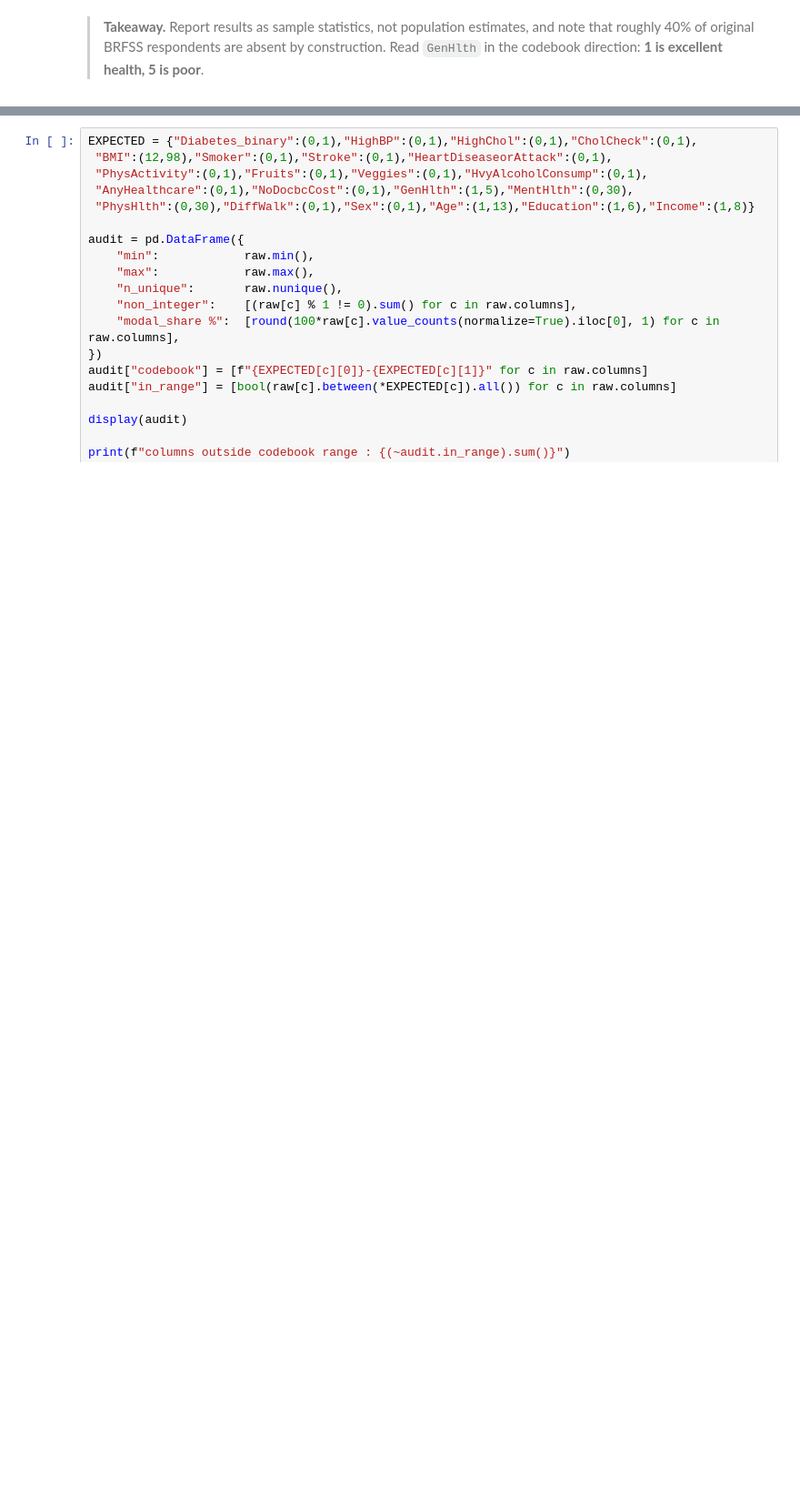
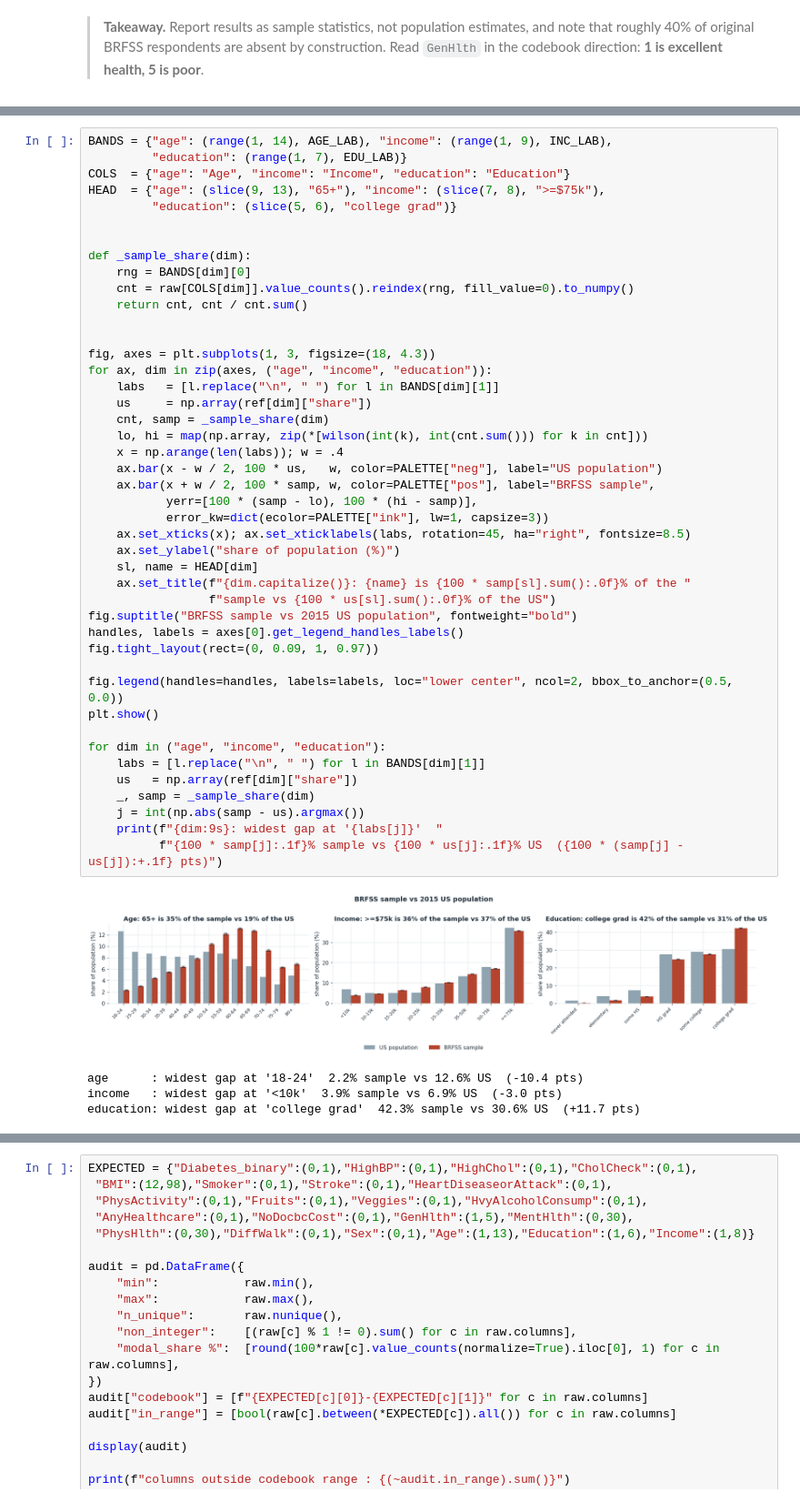
Before and after one commit to Lone-Wolfgang/brfss2015-diabetes-eda, a Jupyter notebook: Lab1/WolfgangKlein.ipynb, the cells around one changed output, grey strips where cells are left out. Shown at 91% size. Drawn from its saved outputs; the diff is of its cells as text; blank space fills up the shorter version.

```diff
--- a/Lab1/WolfgangKlein.ipynb
+++ b/Lab1/WolfgangKlein.ipynb
@@ -199,0 +349,49 @@ like a measurement.
+# %%
+BANDS = {"age": (range(1, 14), AGE_LAB), "income": (range(1, 9), INC_LAB),
+         "education": (range(1, 7), EDU_LAB)}
+COLS  = {"age": "Age", "income": "Income", "education": "Education"}
+HEAD  = {"age": (slice(9, 13), "65+"), "income": (slice(7, 8), ">=$75k"),
+         "education": (slice(5, 6), "college grad")}
+
+
+def _sample_share(dim):
+    rng = BANDS[dim][0]
+    cnt = raw[COLS[dim]].value_counts().reindex(rng, fill_value=0).to_numpy()
+    return cnt, cnt / cnt.sum()
+
+
+fig, axes = plt.subplots(1, 3, figsize=(18, 4.3))
+for ax, dim in zip(axes, ("age", "income", "education")):
+    labs   = [l.replace("\n", " ") for l in BANDS[dim][1]]
+    us     = np.array(ref[dim]["share"])
+    cnt, samp = _sample_share(dim)
+    lo, hi = map(np.array, zip(*[wilson(int(k), int(cnt.sum())) for k in cnt]))
+    x = np.arange(len(labs)); w = .4
+    ax.bar(x - w / 2, 100 * us,   w, color=PALETTE["neg"], label="US population")
+    ax.bar(x + w / 2, 100 * samp, w, color=PALETTE["pos"], label="BRFSS sample",
+           yerr=[100 * (samp - lo), 100 * (hi - samp)],
+           error_kw=dict(ecolor=PALETTE["ink"], lw=1, capsize=3))
+    ax.set_xticks(x); ax.set_xticklabels(labs, rotation=45, ha="right", fontsize=8.5)
+    ax.set_ylabel("share of population (%)")
+    sl, name = HEAD[dim]
+    ax.set_title(f"{dim.capitalize()}: {name} is {100 * samp[sl].sum():.0f}% of the "
+                 f"sample vs {100 * us[sl].sum():.0f}% of the US")
+fig.suptitle("BRFSS sample vs 2015 US population", fontweight="bold")
+handles, labels = axes[0].get_legend_handles_labels()
+fig.tight_layout(rect=(0, 0.09, 1, 0.97))
+
+fig.legend(handles=handles, labels=labels, loc="lower center", ncol=2, bbox_to_anchor=(0.5, 0.0))
+plt.show()
+
+for dim in ("age", "income", "education"):
+    labs = [l.replace("\n", " ") for l in BANDS[dim][1]]
+    us   = np.array(ref[dim]["share"])
+    _, samp = _sample_share(dim)
+    j = int(np.abs(samp - us).argmax())
+    print(f"{dim:9s}: widest gap at '{labs[j]}'  "
+          f"{100 * samp[j]:.1f}% sample vs {100 * us[j]:.1f}% US  ({100 * (samp[j] - us[j]):+.1f} pts)")
+# %% [output]
+[figure, added]
+age      : widest gap at '18-24'  2.2% sample vs 12.6% US  (-10.4 pts)
+income   : widest gap at '<10k'  3.9% sample vs 6.9% US  (-3.0 pts)
+education: widest gap at 'college grad'  42.3% sample vs 30.6% US  (+11.7 pts)
```
Also changed, not shown: parts of 32 cells of this notebook, 4 other files.
